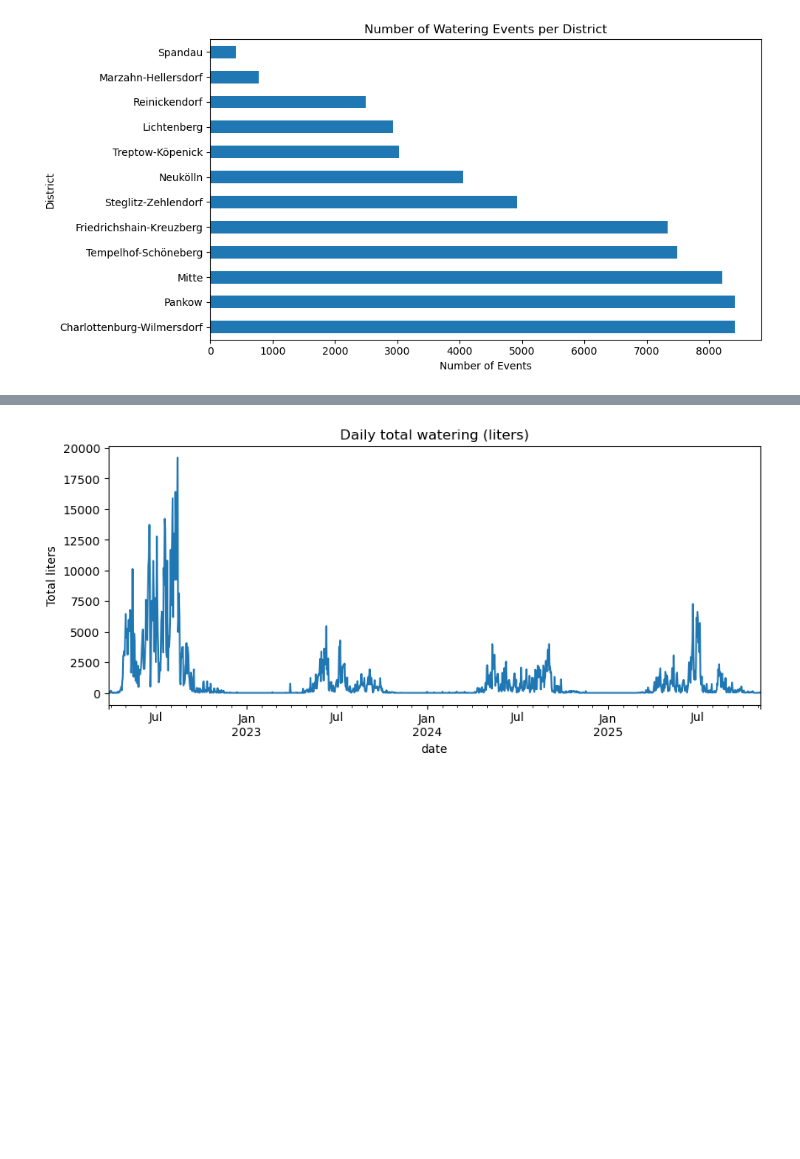
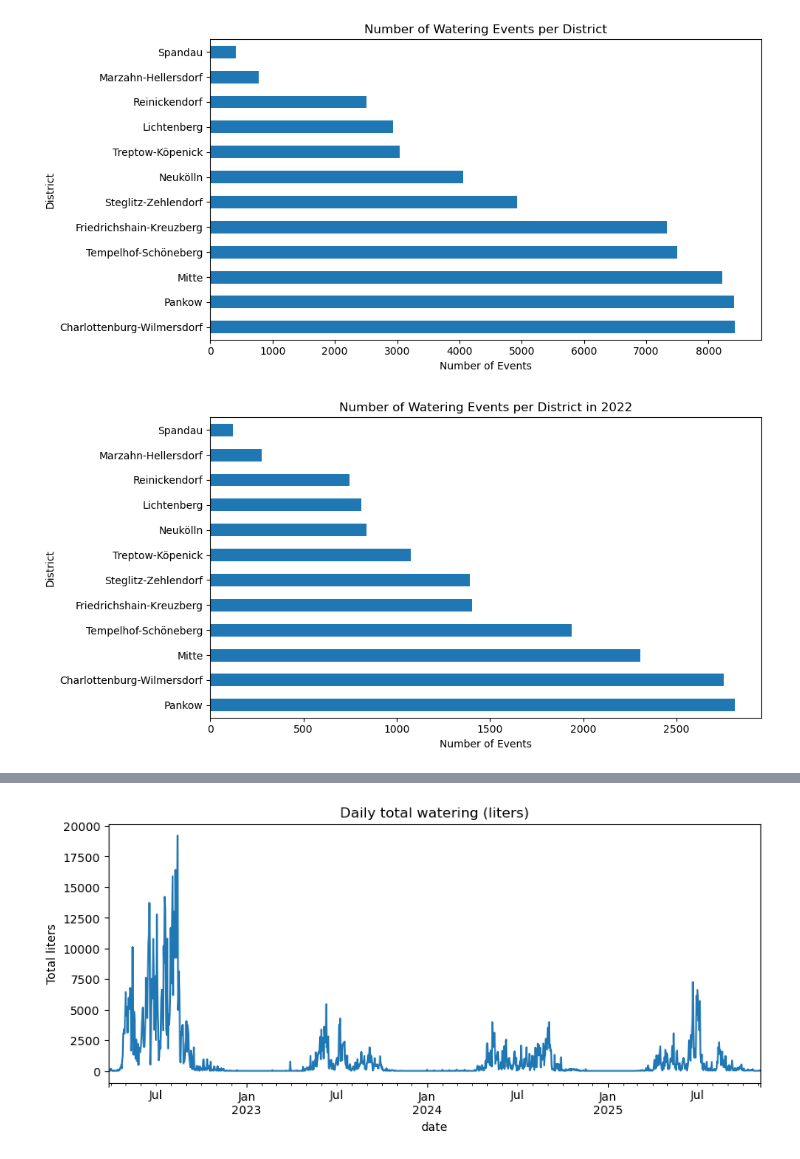
Before and after one commit to ninaimmenroth/urban-tech-berlin-trees, a Jupyter notebook: bewaesserungs_eda.ipynb, the cells around one changed output, grey strips where cells are left out. Cells and saved outputs as stored; diff of their text form; code cells hidden in the pictures; blank space fills up the shorter version.

```diff
--- a/bewaesserungs_eda.ipynb
+++ b/bewaesserungs_eda.ipynb
@@ -192,6 +190,23 @@ plt.tight_layout()
 plt.show()
 # %% [output]
 [figure]
+# %%
+# watering events by district in 2022
+events_per_district = (
+    df[df['year'] == 2022]['bezirk']
+    .value_counts()
+    .sort_values(ascending=False)
+)
+
+events_per_district.plot(kind='barh')
+
+plt.title('Number of Watering Events per District in 2022')
+plt.xlabel('Number of Events')
+plt.ylabel('District')
+plt.tight_layout()
+plt.show()
+# %% [output]
+[figure, added]
 # %%
 # Top watered tree types (gattung_deutsch)
 if 'gattung_deutsch' in df.columns:
```
Also changed, not shown: parts of 9 cells of this notebook, 6 other files.
